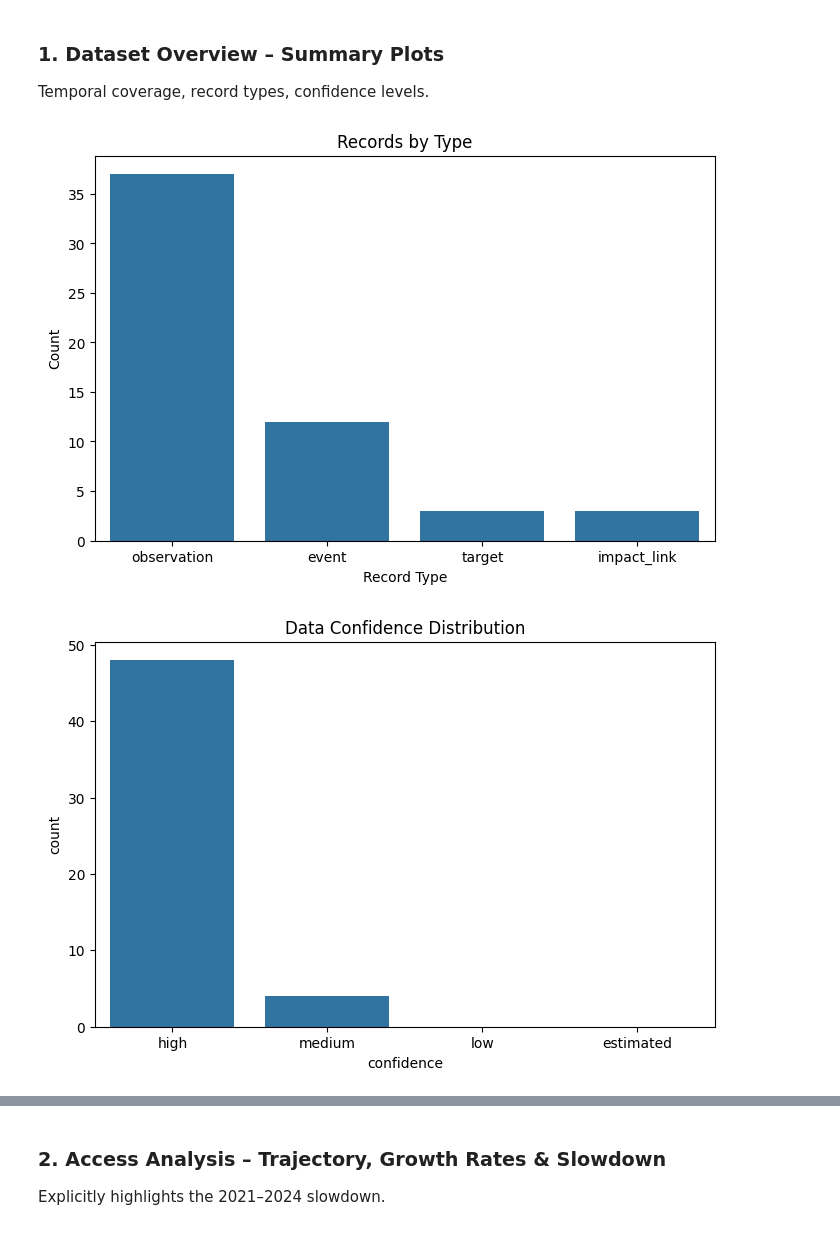
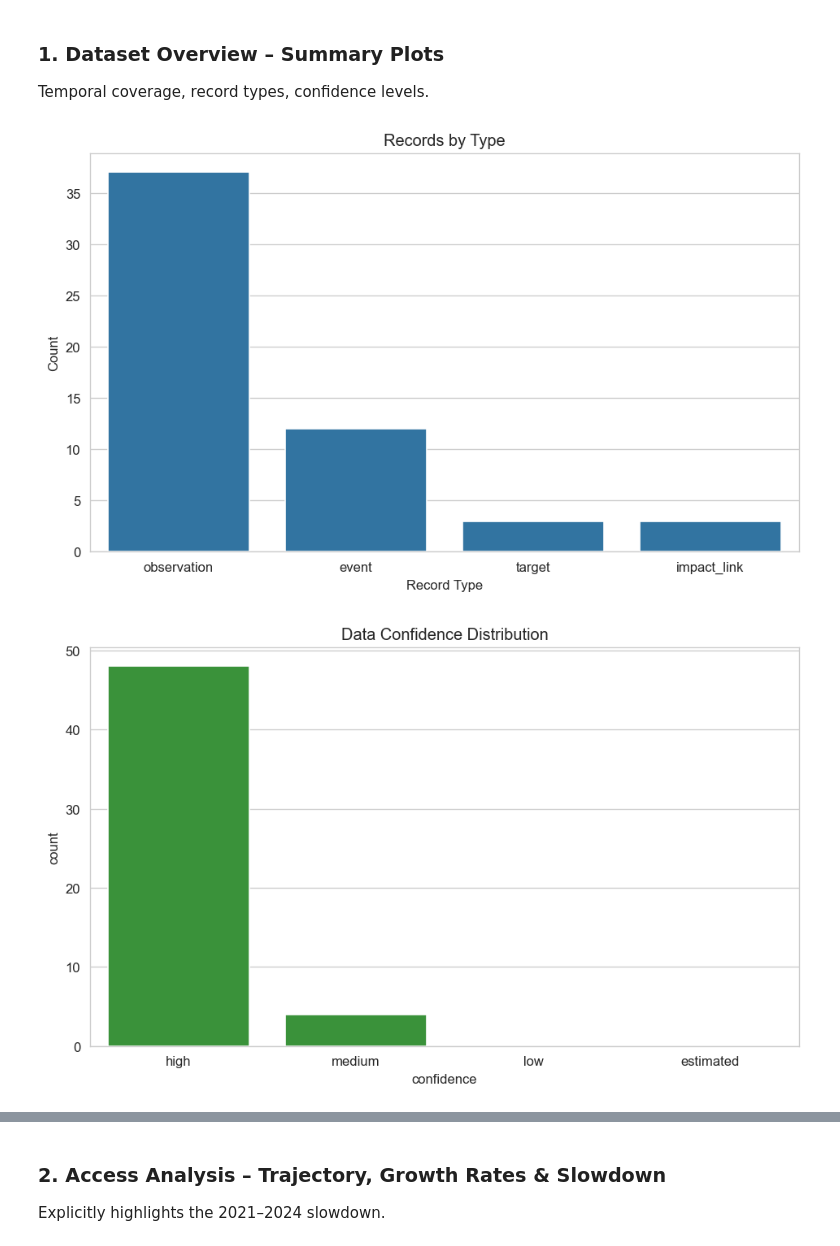
Before and after one commit to bekonad/ethiopia-financial-inclusion-forecast, a Jupyter notebook: notebooks/task2_eda.ipynb, the cells around one changed output, grey strips where cells are left out. Saved outputs shown, nothing was run; the diff lists cells and outputs as text; code cells hidden in the pictures.

```diff
--- a/notebooks/task2_eda.ipynb
+++ b/notebooks/task2_eda.ipynb
@@ -49,13 +64,28 @@ def load_enriched_data():
     path = os.path.join(PROCESSED_DIR, 'enriched_fi_unified_data.csv')
     try:
         df = pd.read_csv(path, low_memory=False)
-        df['observation_date'] = pd.to_datetime(df['observation_date'], errors='coerce')
-        df['year'] = df['observation_date'].dt.year
+        for col in ['observation_date', 'event_date']:
+            if col in df.columns:
+                df[col] = pd.to_datetime(df[col], errors='coerce')
+        if 'year' not in df.columns and 'observation_date' in df.columns:
+            df['year'] = df['observation_date'].dt.year
         print(f"✓ Loaded enriched data: {df.shape[0]} rows × {df.shape[1]} columns")
         return df
     except FileNotFoundError:
         raise FileNotFoundError(f"Enriched file missing: {path}\n→ Run Task 1 first")
 
 df = load_enriched_data()
+
+def standardize_columns(df):
+    df.columns = df.columns.str.strip().str.lower().str.replace(' ', '_').str.replace('-', '_')
+    print("✓ Columns standardized")
+    return df
+
+df = standardize_columns(df)
+
+# Quick overview
+print("Record types:\n", df['record_type'].value_counts())
+print("Confidence levels:\n", df['confidence'].value_counts())
+print("Year coverage:\n", df['year'].dropna().astype(int).describe())
 # %% [output]
 ✓ Loaded enriched data: 55 rows × 36 columns
@@ -64,36 +110,34 @@ df = load_enriched_data()
 Temporal coverage, record types, confidence levels.
 # %%
 def plot_dataset_overview(df):
-    """Overview: record types, confidence, temporal coverage"""
-
-    # Record types (static)
     plt.figure(figsize=(8,5))
-    sns.countplot(data=df, x='record_type', order=df['record_type'].value_counts().index)
+    sns.countplot(data=df, x='record_type', order=df['record_type'].value_counts().index, color=BLUE)
     plt.title('Records by Type')
     plt.xlabel('Record Type')
     plt.ylabel('Count')
-    plt.savefig(os.path.join(FIGURES_DIR, '01_record_types_static.png'), dpi=150)
+    plt.tight_layout()
+    plt.savefig(os.path.join(FIGURES_DIR, '01_record_types.png'), dpi=150)
     plt.show()
 
-    # Confidence distribution
     plt.figure(figsize=(8,5))
-    sns.countplot(data=df, x='confidence', order=['high','medium','low','estimated'])
+    sns.countplot(data=df, x='confidence', order=['high','medium','low','estimated'], color=GREEN)
     plt.title('Data Confidence Distribution')
-    plt.savefig(os.path.join(FIGURES_DIR, '02_confidence_static.png'), dpi=150)
+    plt.tight_layout()
+    plt.savefig(os.path.join(FIGURES_DIR, '02_confidence_distribution.png'), dpi=150)
     plt.show()
 
-    # Temporal coverage (observations only)
-    obs = df[df['record_type'] == 'observation'].copy()
+    obs = df[df['record_type']=='observation']
     year_counts = obs['year'].value_counts().sort_index()
     plt.figure(figsize=(10,5))
-    year_counts.plot(kind='bar', color='teal')
+    year_counts.plot(kind='bar', color=TEAL)
     plt.title('Observations by Year')
     plt.xlabel('Year')
     plt.ylabel('Count')
+    plt.tight_layout()
     plt.savefig(os.path.join(FIGURES_DIR, '03_temporal_coverage.png'), dpi=150)
     plt.show()
 
 plot_dataset_overview(df)
 # %% [output]
-[figure, old version]
+[figure, new version]
-[figure, old version]
+[figure, new version]
```
Also changed, not shown: parts of 15 cells of this notebook, 21 other files.
